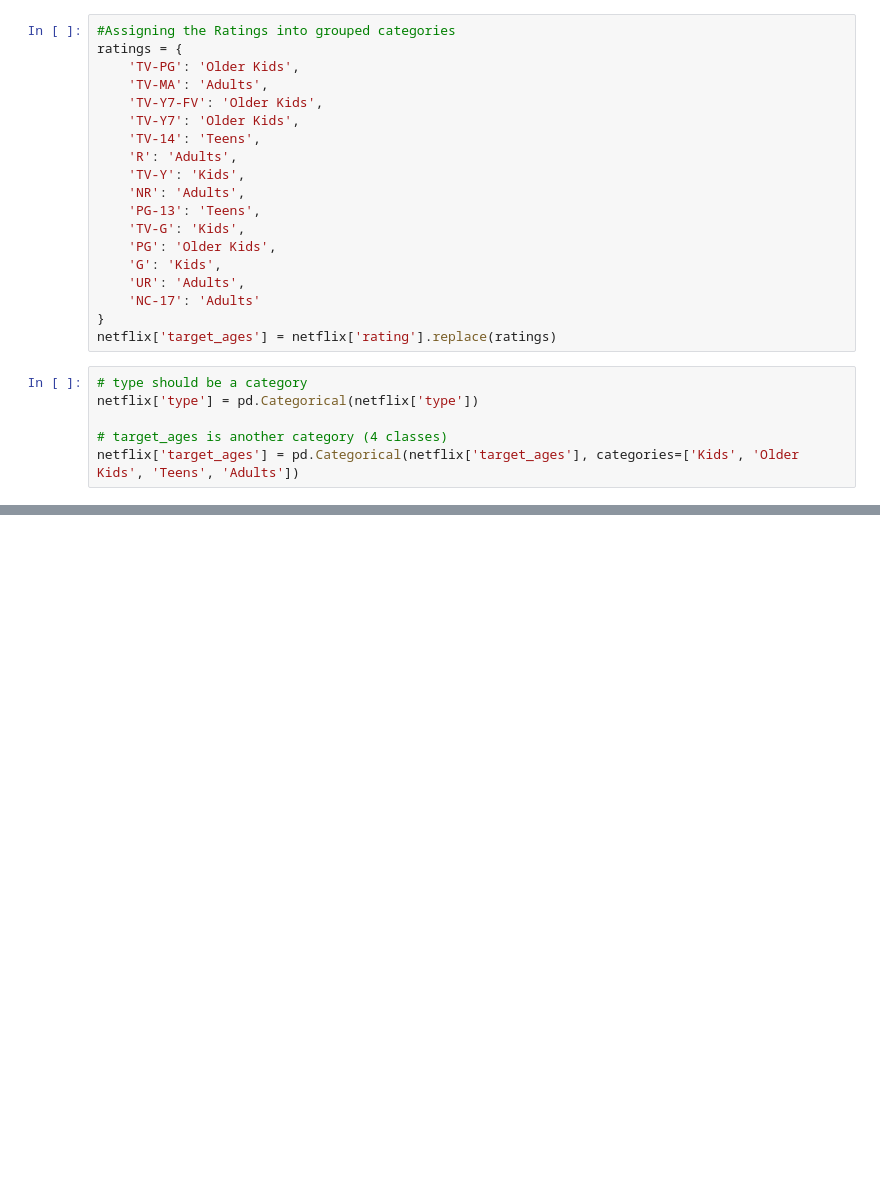
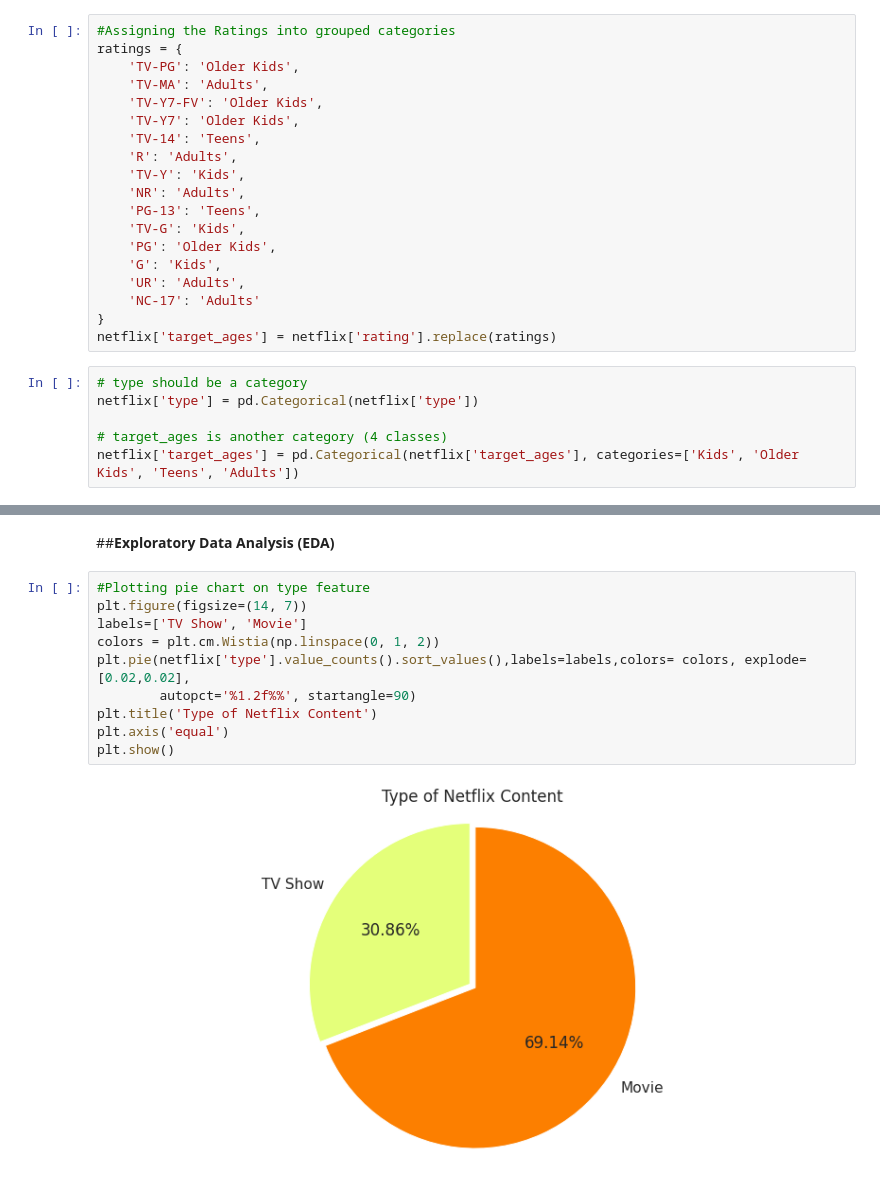
Before and after one commit to rashmi-biswas/Netflix_movies_tvshows_clustering, a Jupyter notebook: NETFLIX_MOVIES_&_TV_SHOWS_CLUSTERING.ipynb, the cells around one changed output, grey strips where cells are left out. Saved outputs shown, nothing was run; the diff lists cells and outputs as text; blank space fills up the shorter version.

```diff
--- a/NETFLIX_MOVIES_&_TV_SHOWS_CLUSTERING.ipynb
+++ b/NETFLIX_MOVIES_&_TV_SHOWS_CLUSTERING.ipynb
@@ -244,3 +244,17 @@ netflix.head()
 | 2 | s3 | Movie | 23:59 | Tedd Chan, Stella Chung, Henley H... | Singapore | 2018-12-20 | 2011 | R | 78 min | Horror Movies, International Movies | ... |
 | 3 | s4 | Movie | 9 | Elijah Wood, John C. Reilly, Jenn... | United States | 2017-11-16 | 2009 | PG-13 | 80 min | Action & Adventure, Independent M... | ... |
 | 4 | s5 | Movie | 21 | Jim Sturgess, Kevin Spacey, Kate ... | United States | 2020-01-01 | 2008 | PG-13 | 123 min | Dramas | ... |
+# %% [markdown]
+##**Exploratory Data Analysis (EDA)**
+# %%
+#Plotting pie chart on type feature
+plt.figure(figsize=(14, 7))
+labels=['TV Show', 'Movie']
+colors = plt.cm.Wistia(np.linspace(0, 1, 2))
+plt.pie(netflix['type'].value_counts().sort_values(),labels=labels,colors= colors, explode=[0.02,0.02],
+        autopct='%1.2f%%', startangle=90)
+plt.title('Type of Netflix Content')
+plt.axis('equal')
+plt.show()
+# %% [output]
+[figure, added]
```
Also changed, not shown: parts of 15 cells of this notebook.
